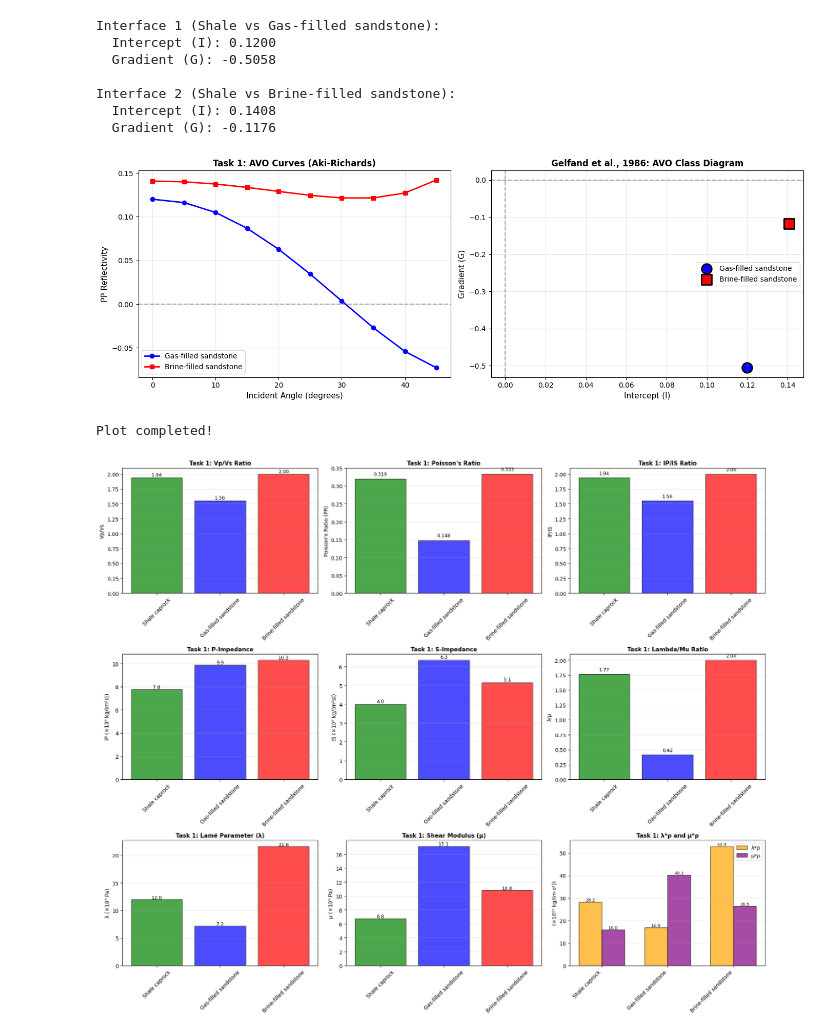
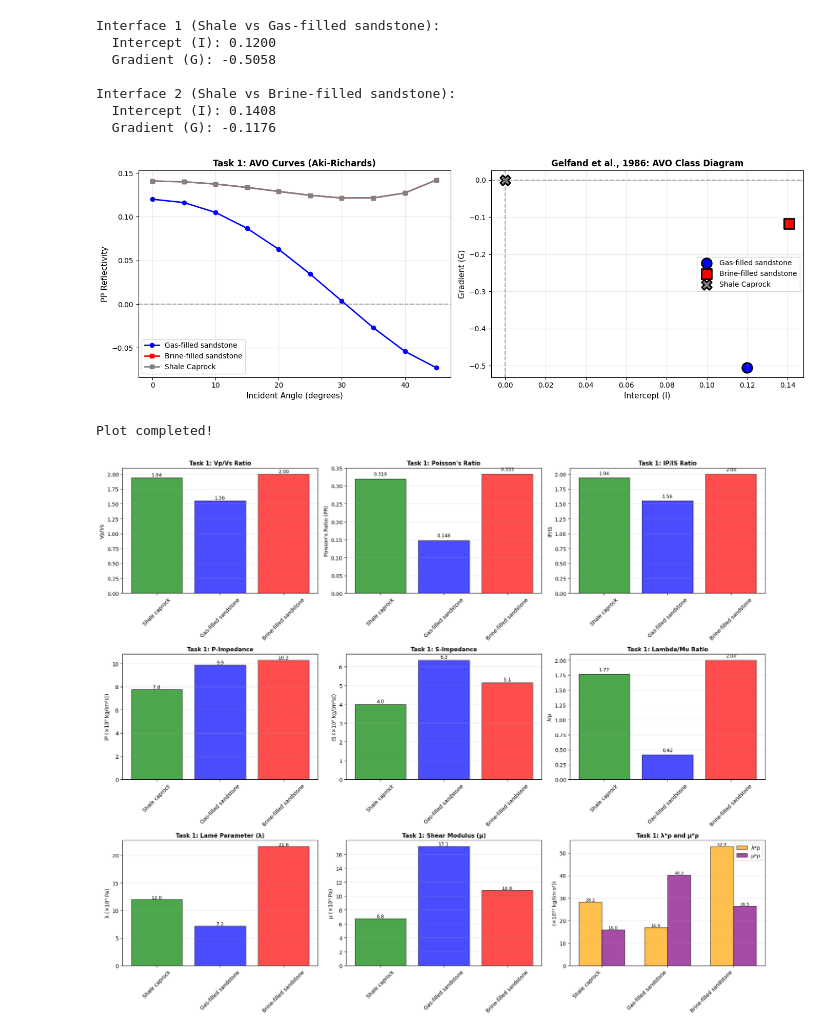
Before and after one commit to erikooooo/well_data_preprocessing, a Jupyter notebook: Excercise_2/Code/AVO_erik.ipynb, the cells around one changed output. Cells and saved outputs as stored; diff of their text form; code cells hidden in the pictures.

```diff
--- a/Excercise_2/Code/AVO_erik.ipynb
+++ b/Excercise_2/Code/AVO_erik.ipynb
@@ -160,34 +160,36 @@ Interface 2 (Shale vs Brine-filled sandstone):
 fig, axes = plt.subplots(1, 2, figsize=(14, 5))
 
 # Plot Gas-filled sandstone interface
 axes[0].plot(theta, R_pp_gas, 'b-o', linewidth=2, markersize=6, label='Gas-filled sandstone')
 axes[0].plot(theta, R_pp_brine, 'r-s', linewidth=2, markersize=6, label='Brine-filled sandstone')
+axes[0].plot(theta, R_pp_shale, 'r-s', linewidth=2, markersize=6, label='Shale Caprock', color='gray')
 axes[0].axhline(y=0, color='k', linestyle='--', alpha=0.3)
 axes[0].set_xlabel('Incident Angle (degrees)', fontsize=11)
 axes[0].set_ylabel('PP Reflectivity', fontsize=11)
 axes[0].set_title('Task 1: AVO Curves (Aki-Richards)', fontsize=12, fontweight='bold')
 axes[0].legend(fontsize=10)
 axes[0].grid(True, alpha=0.3)
 
 # Plot 2: Gelfand I-G diagram (AVO class classification)
 axes[1].scatter([I_gas], [G_gas], s=200, c='blue', marker='o', label='Gas-filled sandstone', edgecolors='black', linewidth=2)
 axes[1].scatter([I_brine], [G_brine], s=200, c='red', marker='s', label='Brine-filled sandstone', edgecolors='black', linewidth=2)
+axes[1].scatter([0], [0], s=200, c='gray', marker='X', label='Shale Caprock', edgecolors='black', linewidth=2)
 
 # Add AVO class boundaries (typical classification)
 axes[1].axhline(y=0, color='k', linestyle='--', alpha=0.3)
 axes[1].axvline(x=0, color='k', linestyle='--', alpha=0.3)
 axes[1].set_xlabel('Intercept (I)', fontsize=11)
 axes[1].set_ylabel('Gradient (G)', fontsize=11)
 axes[1].set_title('Gelfand et al., 1986: AVO Class Diagram', fontsize=12, fontweight='bold')
 axes[1].legend(fontsize=10)
 axes[1].grid(True, alpha=0.3)
 
 plt.tight_layout()
 plt.show()
 
 print("Plot completed!")
 # %% [output]
-[figure, old version]
+[figure, new version]
 Plot completed!
 # %%
 # Plot 3: Rock Physics Parameters for Litho-Fluid Discrimination
```
Also changed, not shown: parts of 2 cells of this notebook.
